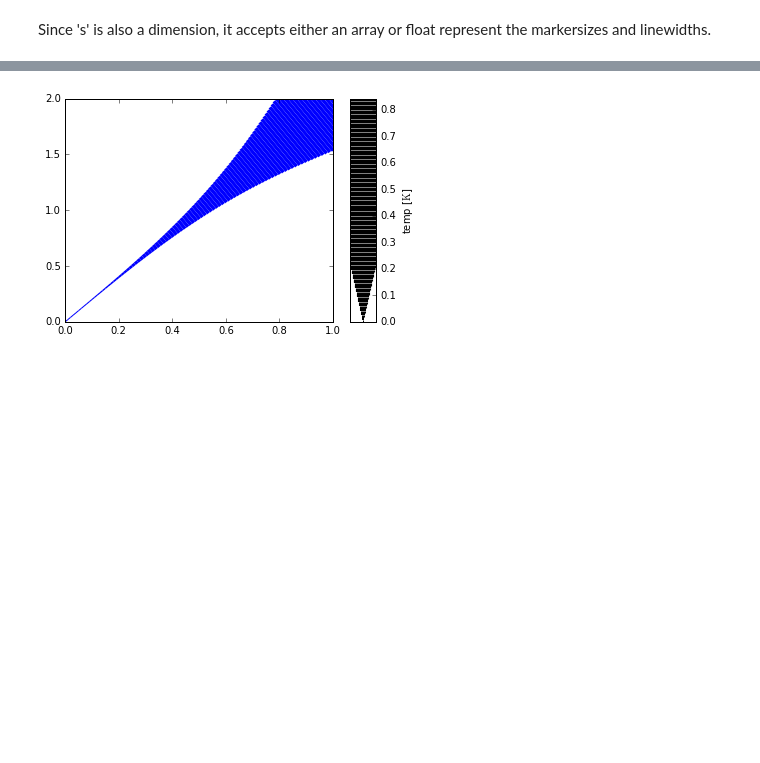
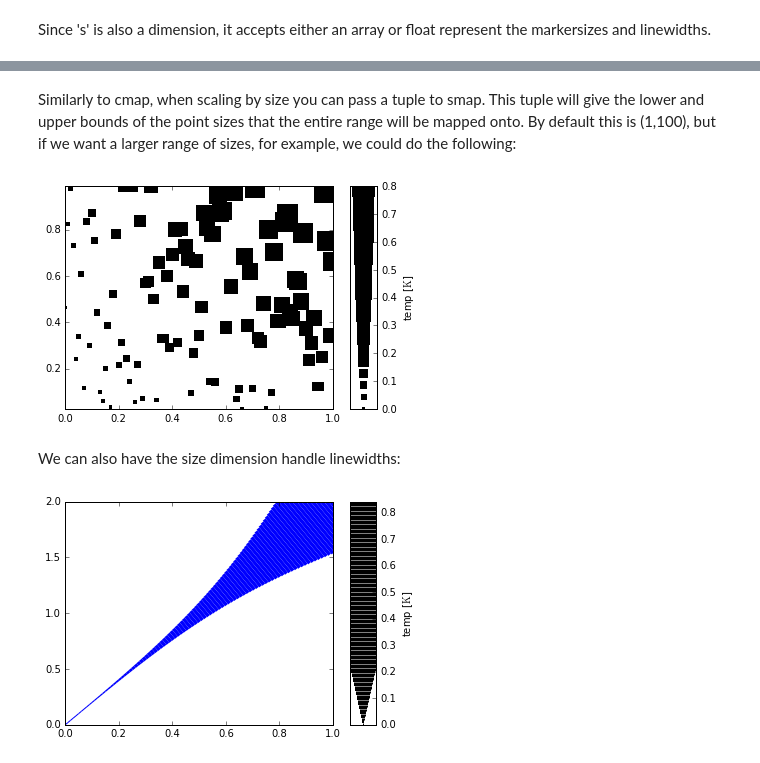
Before and after one commit to kecnry/autofig, a Jupyter notebook: examples/autofig_basics.ipynb, the cells around one changed output, grey strips where cells are left out. Saved outputs shown, nothing was run; the diff lists cells and outputs as text; code cells hidden in the pictures; blank space fills up the shorter version.

Commit message:
support for smap
tuple giving lower and upper bounds on size scaling

```diff
--- a/examples/autofig_basics.ipynb
+++ b/examples/autofig_basics.ipynb
@@ -130,3 +130,16 @@ autofig.plot(x=x, y=y,
+# %% [markdown]
+Similarly to cmap, when scaling by size you can pass a tuple to smap.  This tuple will give the lower and upper bounds of the point sizes that the entire range will be mapped onto.  By default this is (1,100), but if we want a larger range of sizes, for example, we could do the following:
+# %%
+s = np.sin(x*y)
+
+autofig.reset()
+autofig.plot(x=x, y=y,
+             s=s, slabel='temp', sunit='K', smap=(10,500),
+             marker='s', ls='None')
+# %% [output]
+[figure, added]
+# %% [markdown]
+We can also have the size dimension handle linewidths:
 # %%
 s = np.sin(x**3)
 
```
Also changed, not shown: parts of 10 cells of this notebook, 2 other files.
